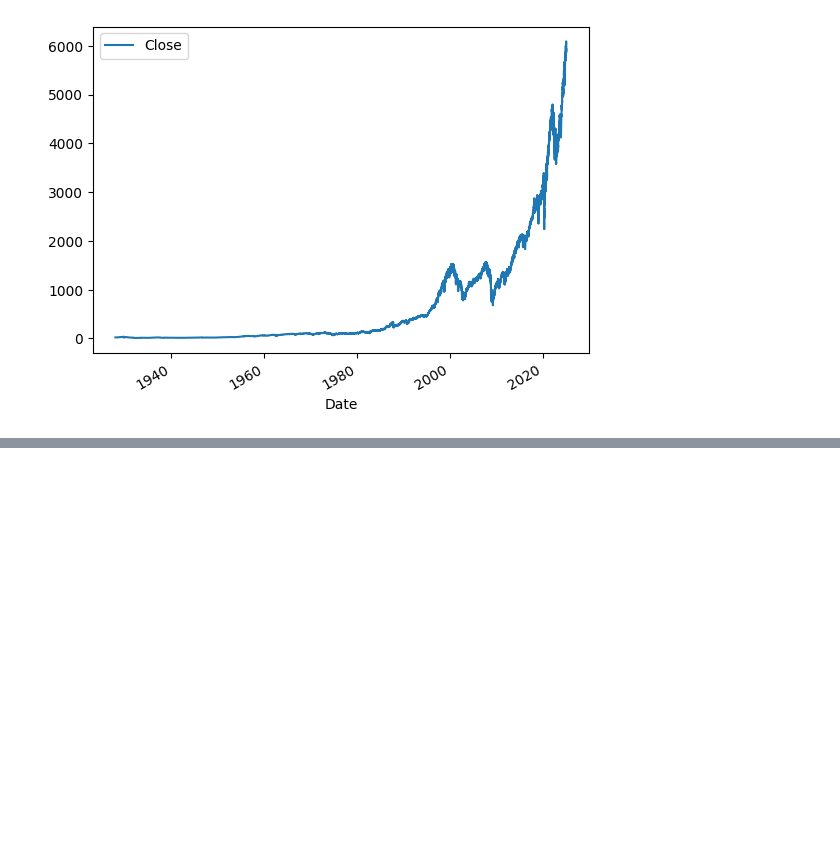
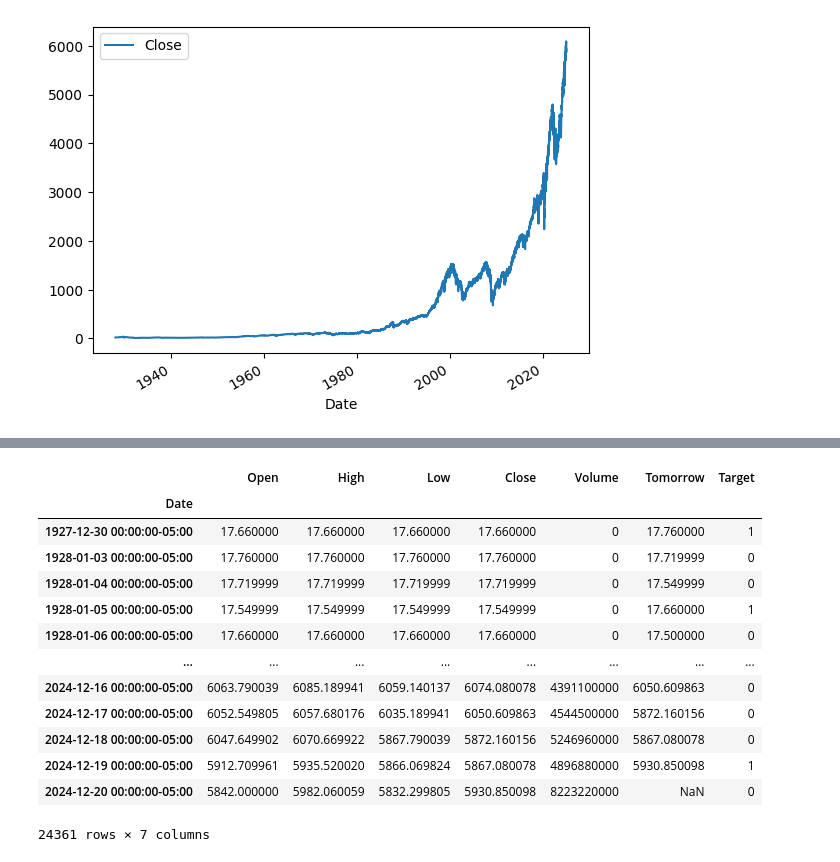
Before and after one commit to VishwakChallapalli/stock-predictionML, a Jupyter notebook: codebase.ipynb, the cells around one changed output, grey strips where cells are left out. Saved outputs shown, nothing was run; the diff lists cells and outputs as text; code cells hidden in the pictures; blank space fills up the shorter version.

```diff
--- a/codebase.ipynb
+++ b/codebase.ipynb
@@ -46,0 +47,2 @@ del sp500["Stock Sp
+# %%
+sp500["Tomorrow"] = sp500["Close"].shift(-1)
@@ -46,0 +66,19 @@ del sp500["Stock Sp
+# %%
+sp500["Target"] = (sp500["Tomorrow"] > sp500["Close"]).astype(int)
+# %%
+sp500
+# %% [output]
+|  | Open | High | Low | Close | Volume | Tomorrow | Target |
+| Date |  |  |  |  |  |  |  |
+| 1927-12-30 00:00:00-05:00 | 17.660000 | 17.660000 | 17.660000 | 17.660000 | 0 | 17.760000 | 1 |
+| 1928-01-03 00:00:00-05:00 | 17.760000 | 17.760000 | 17.760000 | 17.760000 | 0 | 17.719999 | 0 |
+| 1928-01-04 00:00:00-05:00 | 17.719999 | 17.719999 | 17.719999 | 17.719999 | 0 | 17.549999 | 0 |
+| 1928-01-05 00:00:00-05:00 | 17.549999 | 17.549999 | 17.549999 | 17.549999 | 0 | 17.660000 | 1 |
+| 1928-01-06 00:00:00-05:00 | 17.660000 | 17.660000 | 17.660000 | 17.660000 | 0 | 17.500000 | 0 |
+| ... | ... | ... | ... | ... | ... | ... | ... |
+| 2024-12-16 00:00:00-05:00 | 6063.790039 | 6085.189941 | 6059.140137 | 6074.080078 | 4391100000 | 6050.609863 | 0 |
+| 2024-12-17 00:00:00-05:00 | 6052.549805 | 6057.680176 | 6035.189941 | 6050.609863 | 4544500000 | 5872.160156 | 0 |
+| 2024-12-18 00:00:00-05:00 | 6047.649902 | 6070.669922 | 5867.790039 | 5872.160156 | 5246960000 | 5867.080078 | 0 |
+| 2024-12-19 00:00:00-05:00 | 5912.709961 | 5935.520020 | 5866.069824 | 5867.080078 | 4896880000 | 5930.850098 | 1 |
+| 2024-12-20 00:00:00-05:00 | 5842.000000 | 5982.060059 | 5832.299805 | 5930.850098 | 8223220000 | NaN | 0 |
+24361 rows × 7 columns
```
Also changed, not shown: parts of 9 cells of this notebook.
